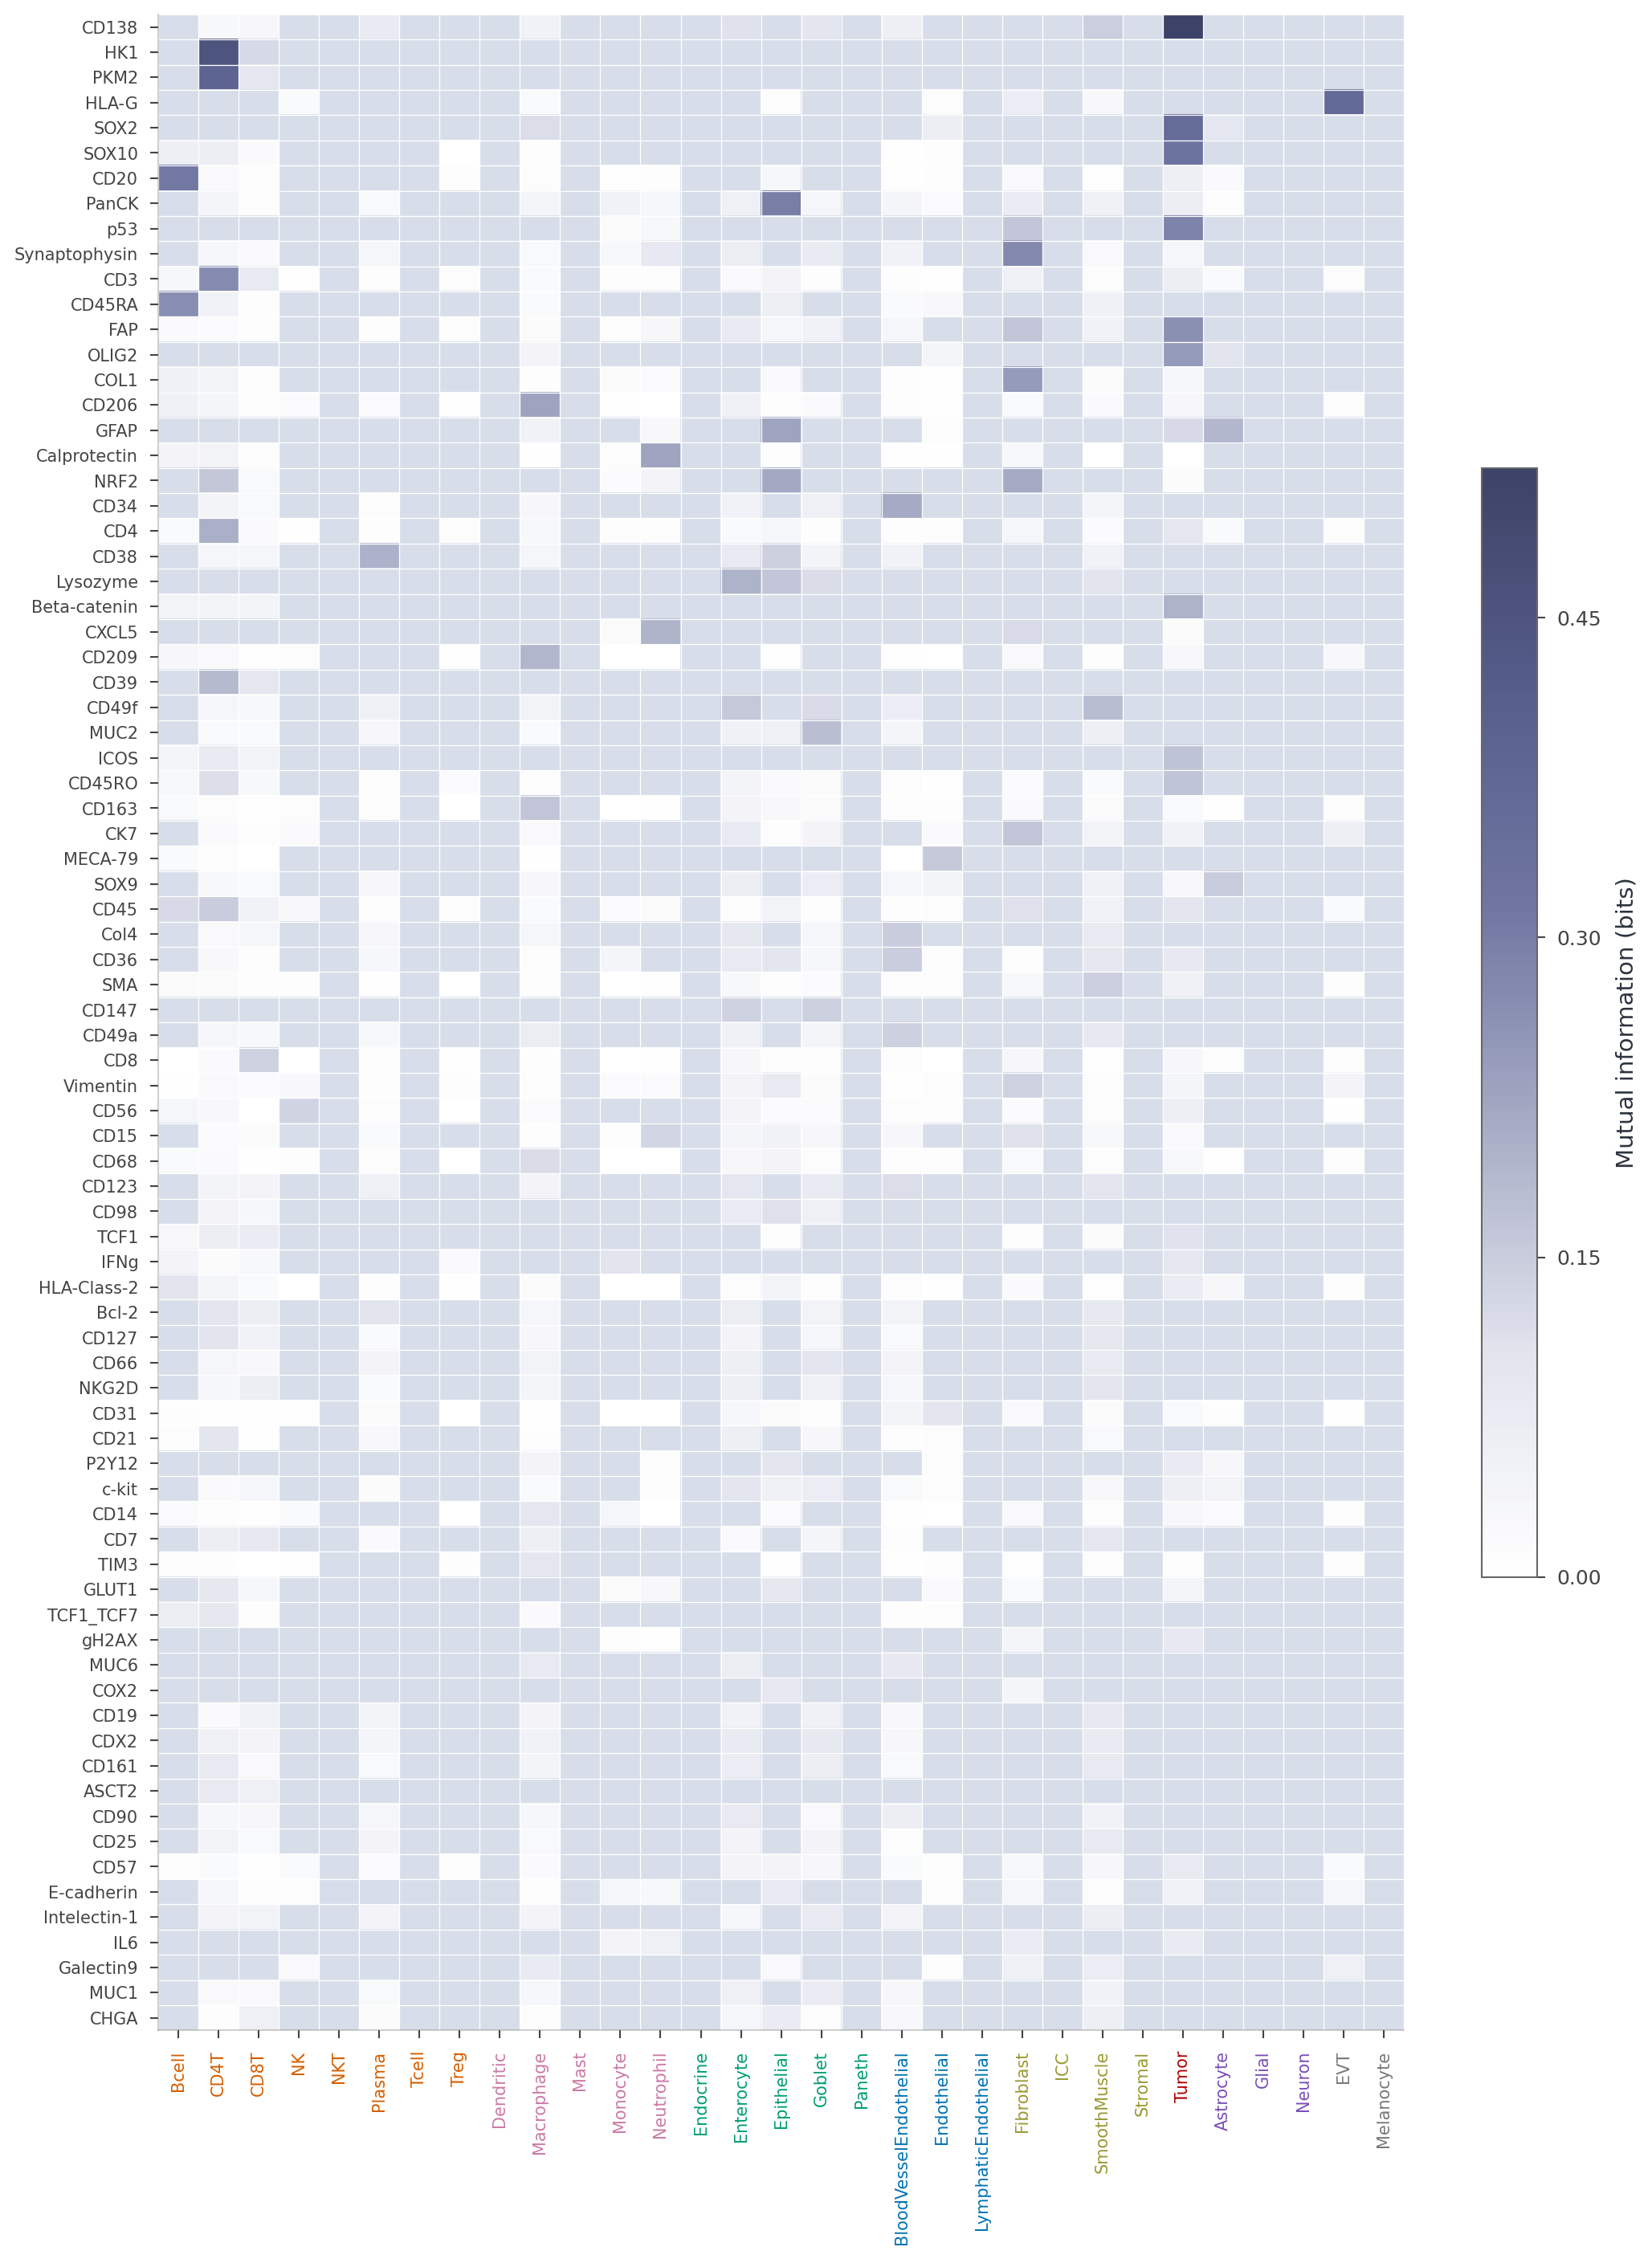
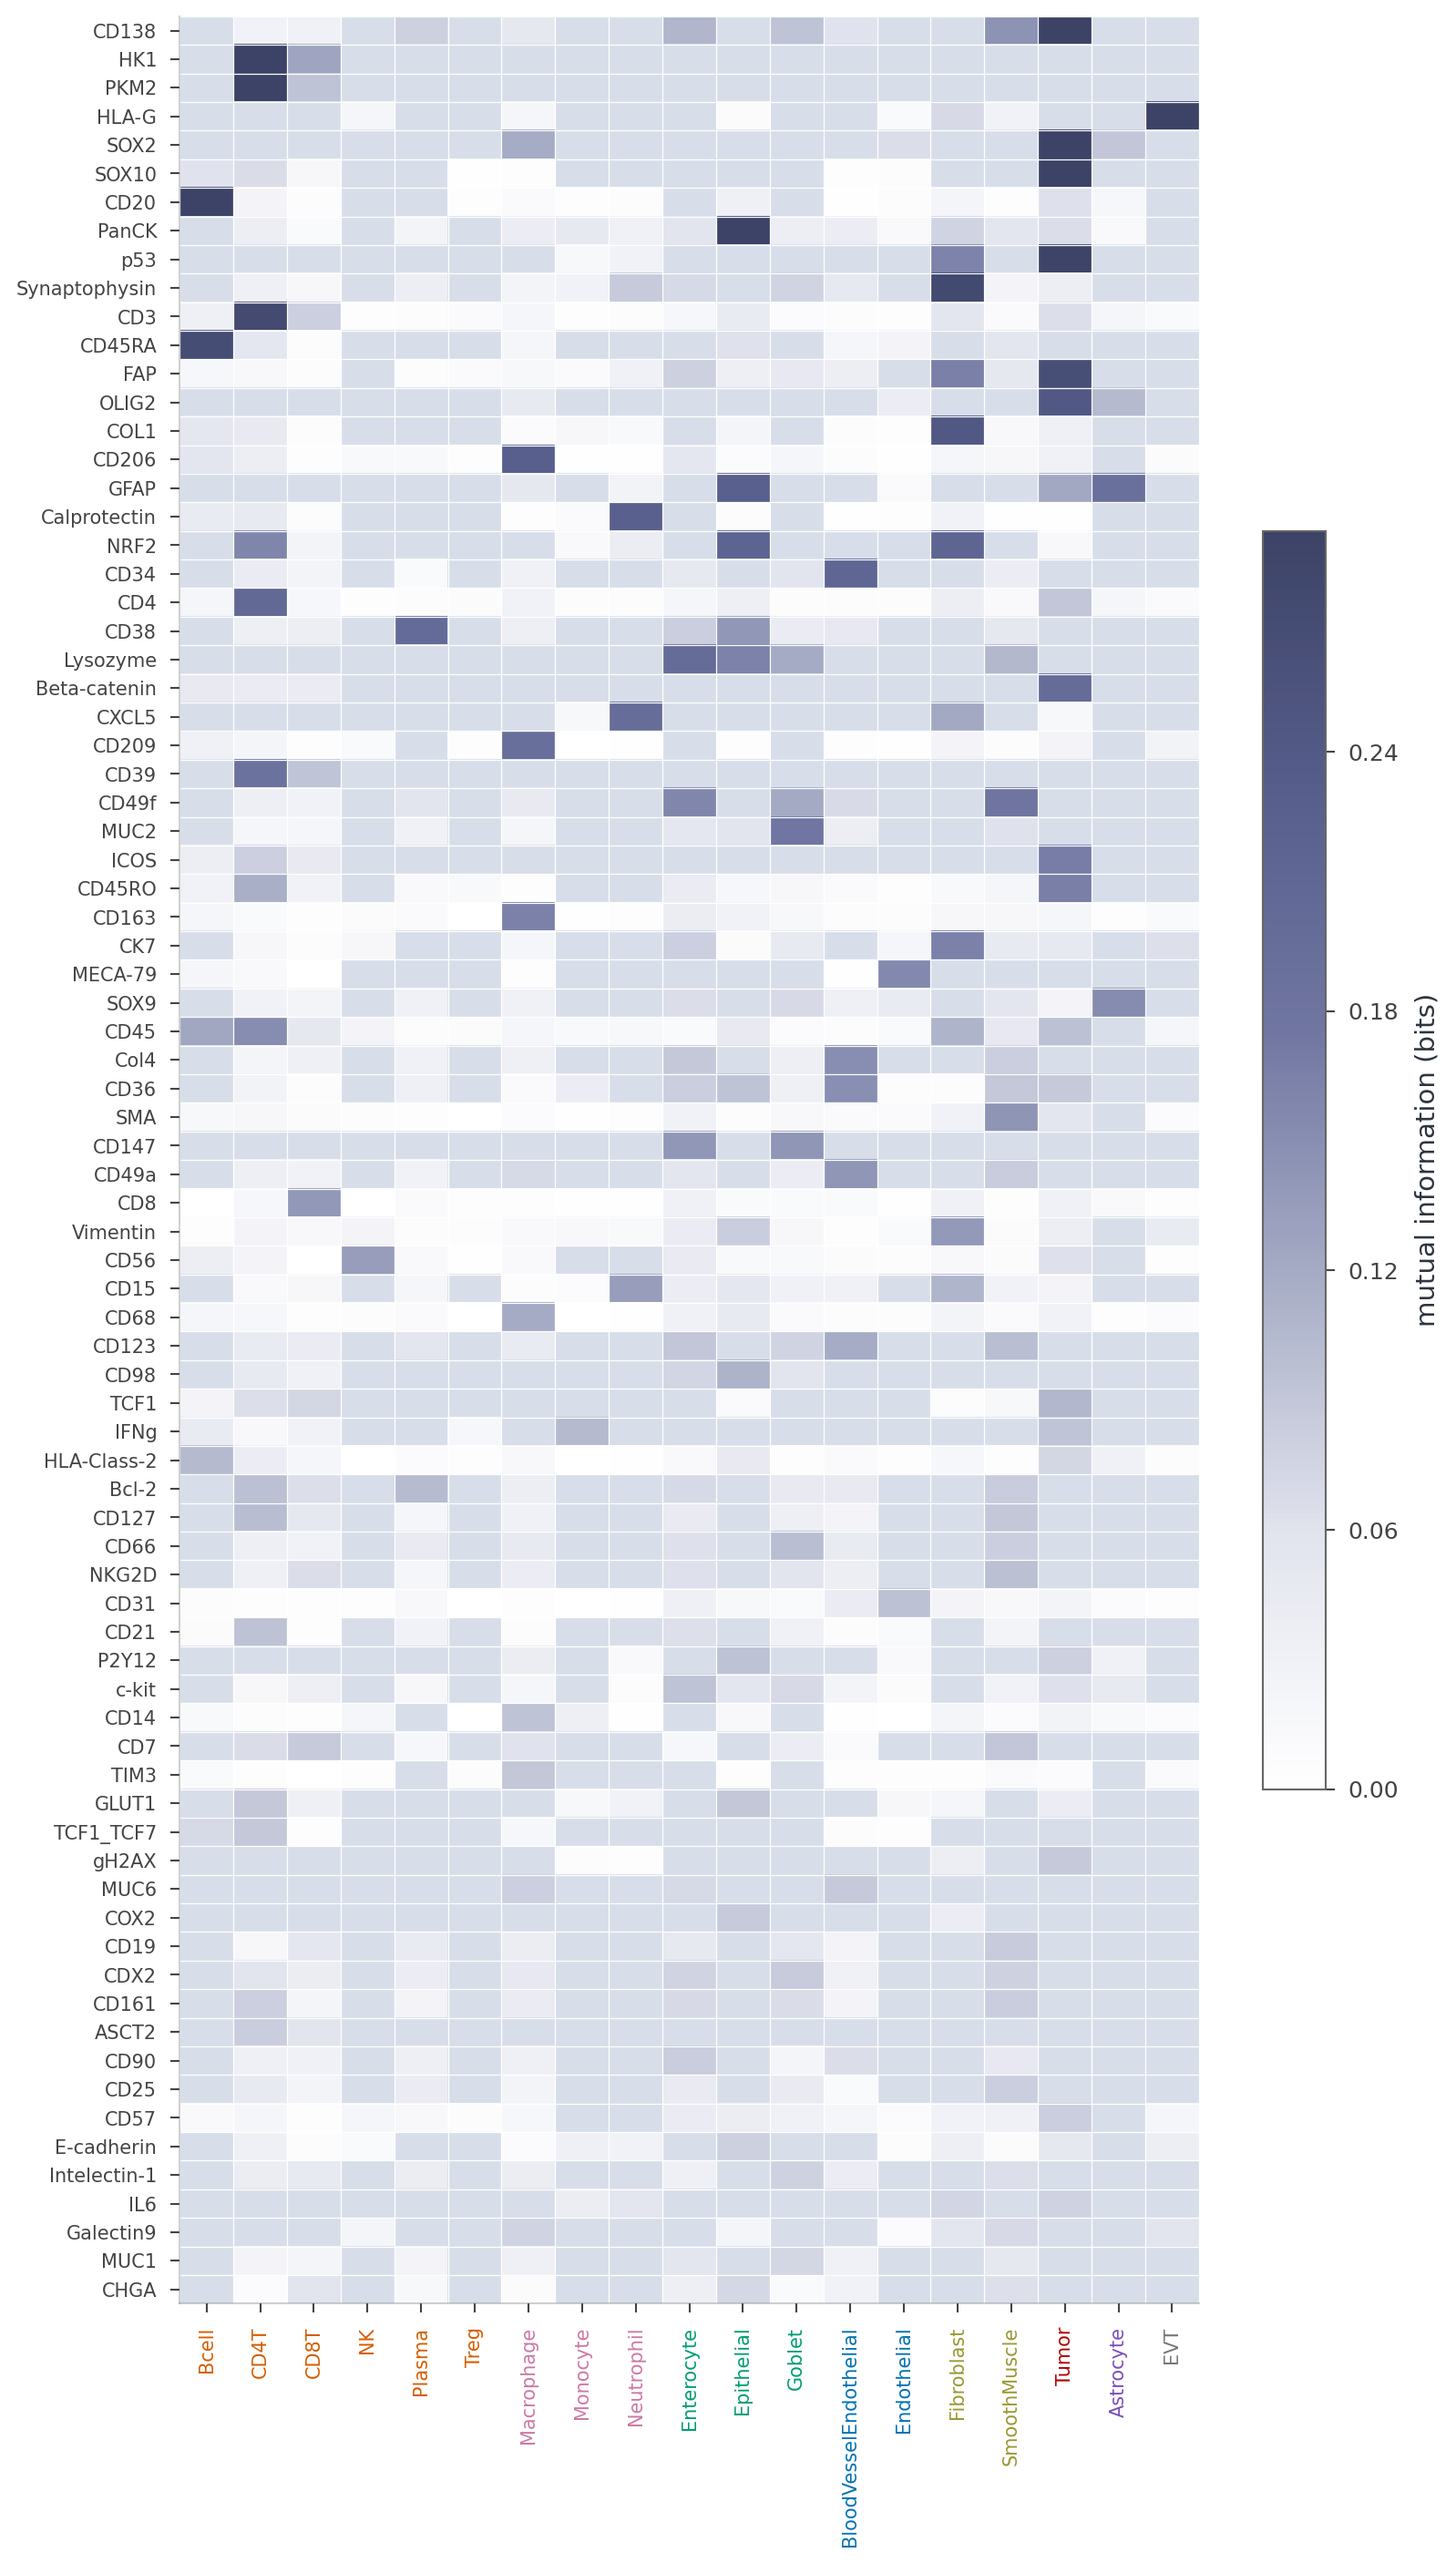
The change to this notebook cell's code, shown as a diff; its figure went from the first image to the second:
--- before
+++ after
@@ -48,4 +48,16 @@
             mi_bits[row, cj] = _mi_bits(xbin, pos.astype(np.int64), edges.size - 1)
 
+    # Drop cell-type columns with no valid pair (every marker fell below
+    # the support floor) -- they would otherwise render as uniform-gray
+    # columns that misread as "same MI".
+    col_valid = np.isfinite(mi_bits).any(axis=0)
+    n_dropped = int((~col_valid).sum())
+    if n_dropped:
+        dropped = [unique_cts[j] for j in range(len(unique_cts)) if not col_valid[j]]
+        print(f'  [17] dropping {n_dropped} cell type(s) with no valid pair '
+              f'(below support floor): {", ".join(dropped)}')
+        mi_bits = mi_bits[:, col_valid]
+        unique_cts = [c for c, keep in zip(unique_cts, col_valid) if keep]
+
     row_max = np.nanmax(mi_bits, axis=1)
     valid_rows = np.isfinite(row_max)
@@ -57,8 +69,11 @@
         markers_sub = [unique_markers[i] for i in order17]
         mi_sub = mi_bits[order17]
-        vmax = float(np.nanmax(mi_sub)) or 1.0
+        # robust p99 vmax so one outlier pair doesn't flatten the panel.
+        vmax = float(np.nanpercentile(mi_sub, 99)) if np.isfinite(mi_sub).any() else 1.0
+        if not vmax > 0:
+            vmax = float(np.nanmax(mi_sub)) or 1.0
         masked = np.ma.masked_invalid(mi_sub)
         cmap = CMAP_BLUES.copy(); cmap.set_bad(color=PAL['light_gray'])
-        fig, ax = plt.subplots(figsize=(COL_2, min(MAX_HEIGHT, max(5.0, len(markers_sub) * 0.13))))
+        fig, ax = plt.subplots(figsize=(5.5, min(MAX_HEIGHT, max(5.0, len(markers_sub) * 0.13))))
         im = ax.imshow(masked, aspect='auto', cmap=cmap, vmin=0.0, vmax=vmax, interpolation='nearest')
         ax.set_yticks(range(len(markers_sub))); ax.set_yticklabels(markers_sub, fontsize=5.0)
@@ -69,5 +84,5 @@
                 LINEAGE_COLORS.get(lineage_map.get(ctn, 'Other'), PAL['dark']))
         cb = fig.colorbar(im, ax=ax, shrink=0.55)
-        cb.set_label('Mutual information (bits)', fontsize=7); cb.ax.tick_params(labelsize=6)
+        cb.set_label('mutual information (bits)', fontsize=7); cb.ax.tick_params(labelsize=6)
         cb.locator = mticker.MaxNLocator(5); cb.update_ticks()
         ax.set_xticks(np.arange(-0.5, len(unique_cts), 1), minor=True)

Commit: notebooks: sync SuppFig3 MI panel to workspace (drop empty cols, p99 vmax, 5.5in)